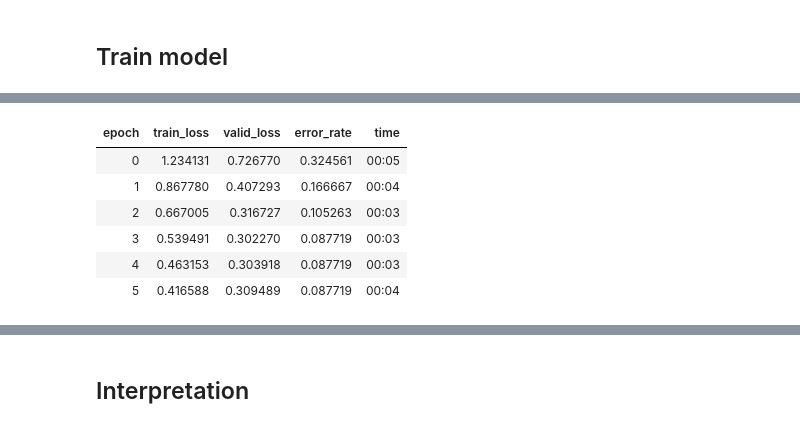
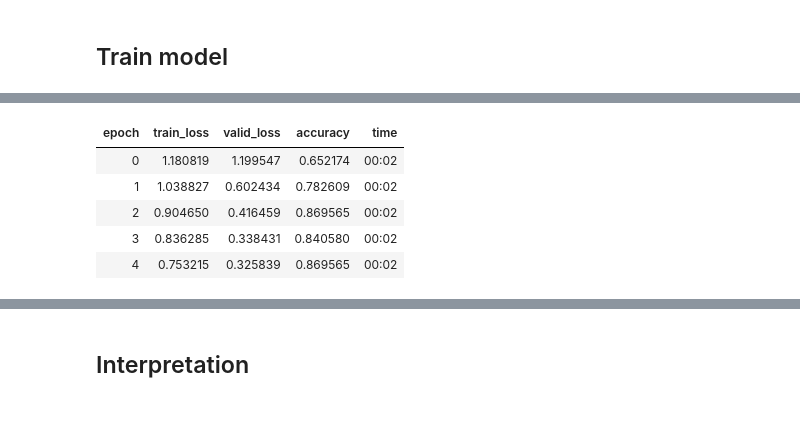
Before and after one commit to jw122/course-v3, a Jupyter notebook: nbs/dl1/datablock-playground.ipynb, the cells around one changed output, grey strips where cells are left out. Cells and saved outputs as stored; diff of their text form; code cells hidden in the pictures.

```diff
--- a/nbs/dl1/datablock-playground.ipynb
+++ b/nbs/dl1/datablock-playground.ipynb
@@ -37,3 +45,6 @@ data = (ImageList.from_folder(path) #Where to find the data? -> in planet 'train
+# %%
+data = (src.transform(tfms, size=64)
+       .databunch().normalize(imagenet_stats))
 # %% [markdown]
 ## View data
 # %% [markdown]
@@ -63,4 +72,6 @@ data.classes, data.c, len(data.train_ds), len(data.valid_ds)
 # %% [markdown]
 ## Train model
+# %%
+arch = models.resnet50
 # %%
-learn = create_cnn(data, models.resnet34, metrics=error_rate)
+learn = cnn_learner(data, arch, metrics=accuracy)
@@ -67,11 +90,12 @@ learn = create_cnn(data, models.resnet34, metrics=error_rate)
+# %%
+lr = 0.01
 # %%
-learn.fit_one_cycle(6)
+learn.fit_one_cycle(5, slice(lr))
 # %% [output]
-| epoch | train_loss | valid_loss | error_rate | time |
-| 0 | 1.234131 | 0.726770 | 0.324561 | 00:05 |
-| 1 | 0.867780 | 0.407293 | 0.166667 | 00:04 |
-| 2 | 0.667005 | 0.316727 | 0.105263 | 00:03 |
-| 3 | 0.539491 | 0.302270 | 0.087719 | 00:03 |
-| 4 | 0.463153 | 0.303918 | 0.087719 | 00:03 |
-| 5 | 0.416588 | 0.309489 | 0.087719 | 00:04 |
+| epoch | train_loss | valid_loss | accuracy | time |
+| 0 | 1.180819 | 1.199547 | 0.652174 | 00:02 |
+| 1 | 1.038827 | 0.602434 | 0.782609 | 00:02 |
+| 2 | 0.904650 | 0.416459 | 0.869565 | 00:02 |
+| 3 | 0.836285 | 0.338431 | 0.840580 | 00:02 |
+| 4 | 0.753215 | 0.325839 | 0.869565 | 00:02 |
 # %%
```
Also changed, not shown: parts of 70 cells of this notebook.
